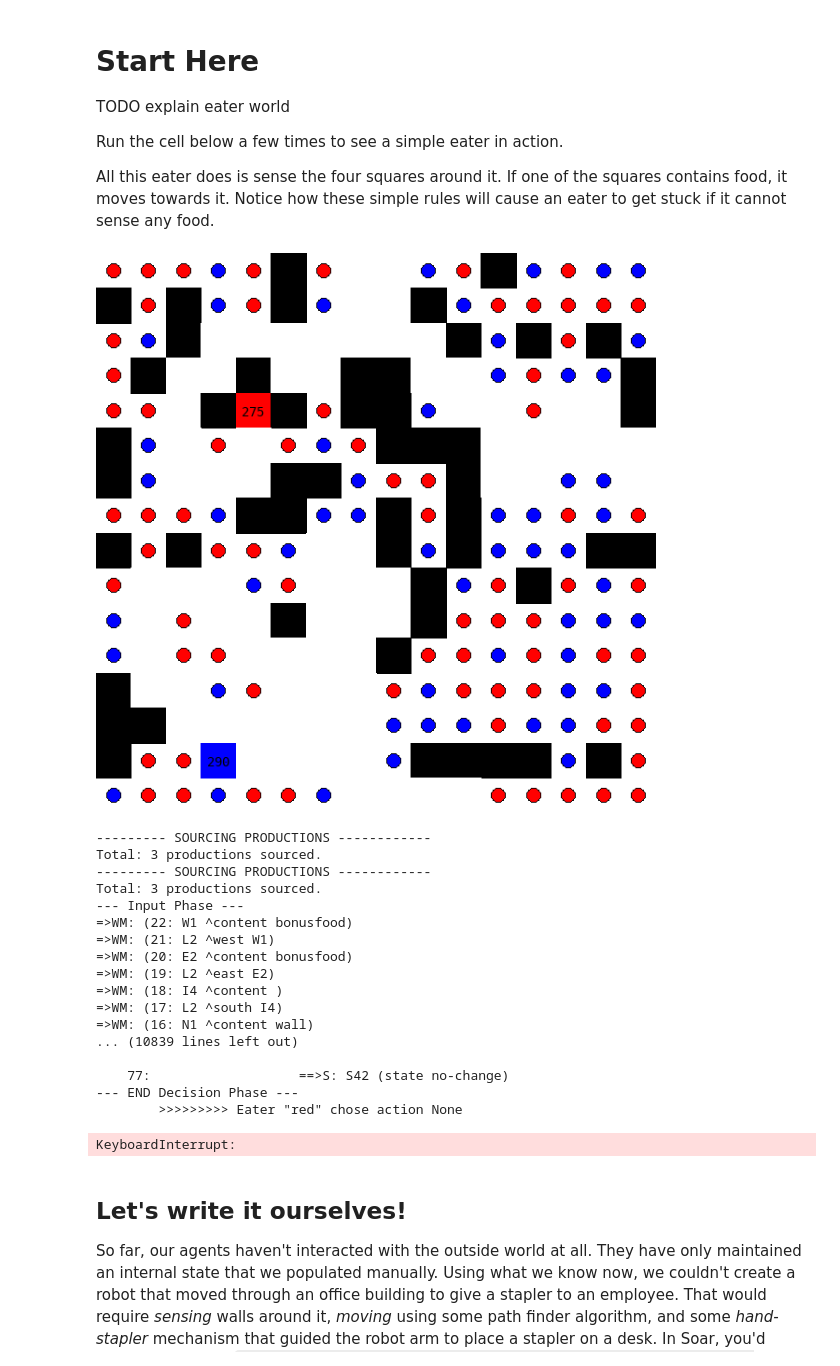
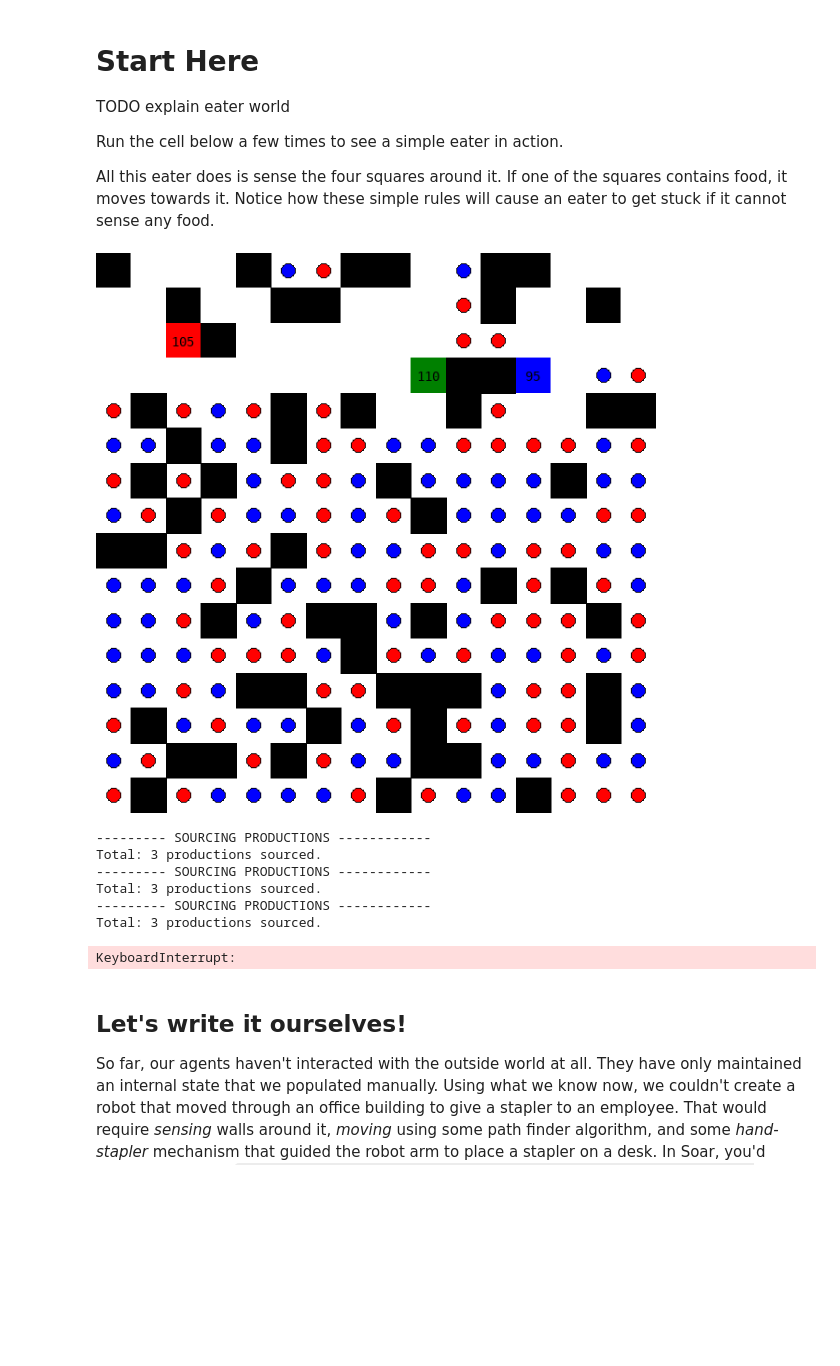
Before and after one commit to kierangilliam/soar, a Jupyter notebook: src/tutorial/3_eaters.ipynb, the cells around one changed output. Cells and saved outputs as stored; diff of their text form; code cells hidden in the pictures; blank space fills up the shorter version.

```diff
--- a/src/tutorial/3_eaters.ipynb
+++ b/src/tutorial/3_eaters.ipynb
@@ -412,30 +402,19 @@ Notice how these simple rules will cause an eater to get stuck if it cannot sens
 # %%
 eaters = [
     ('blue', simple_move_to_food_agent),
     ('red', simple_move_to_food_agent),
-#     ('green', simple_move_to_food_agent),
+    ('green', simple_move_to_food_agent),
 ]
 
-runner(eaters, debug=True, soar_watch_level=5)
+runner(eaters)
 # %% [output]
-[figure, old version]
+[figure, new version]
 --------- SOURCING PRODUCTIONS ------------
 Total: 3 productions sourced.
 --------- SOURCING PRODUCTIONS ------------
 Total: 3 productions sourced.
---- Input Phase ---
-=>WM: (22: W1 ^content bonusfood)
-=>WM: (21: L2 ^west W1)
-=>WM: (20: E2 ^content bonusfood)
-=>WM: (19: L2 ^east E2)
-=>WM: (18: I4 ^content )
-=>WM: (17: L2 ^south I4)
-=>WM: (16: N1 ^content wall)
-... (10839 lines left out)
-
-    77:                   ==>S: S42 (state no-change)
---- END Decision Phase ---
-        >>>>>>>>> Eater "red" chose action None
+--------- SOURCING PRODUCTIONS ------------
+Total: 3 productions sourced.
 KeyboardInterrupt:
 # %% [markdown]
 ## Let's write it ourselves!
```
Also changed, not shown: parts of 11 cells of this notebook, 1 other file.
